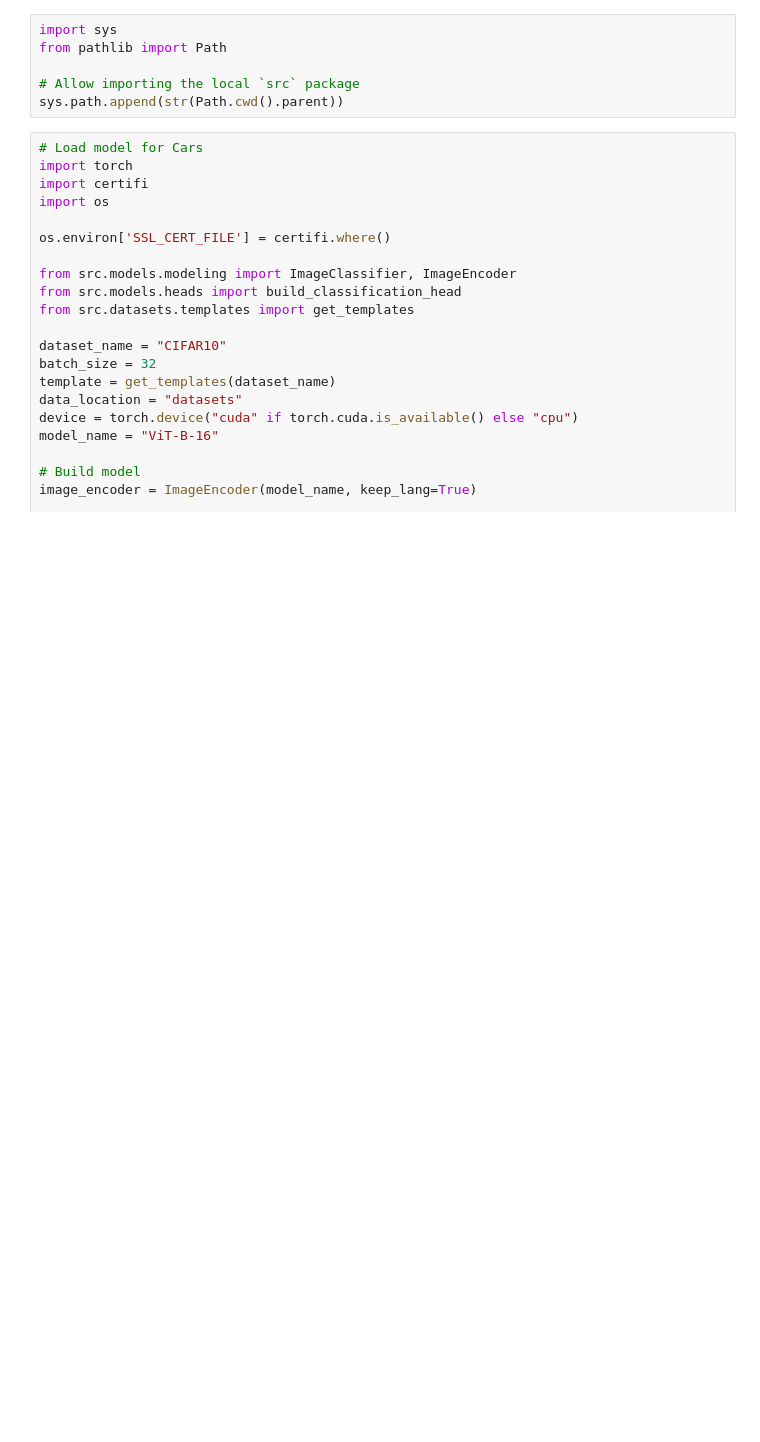
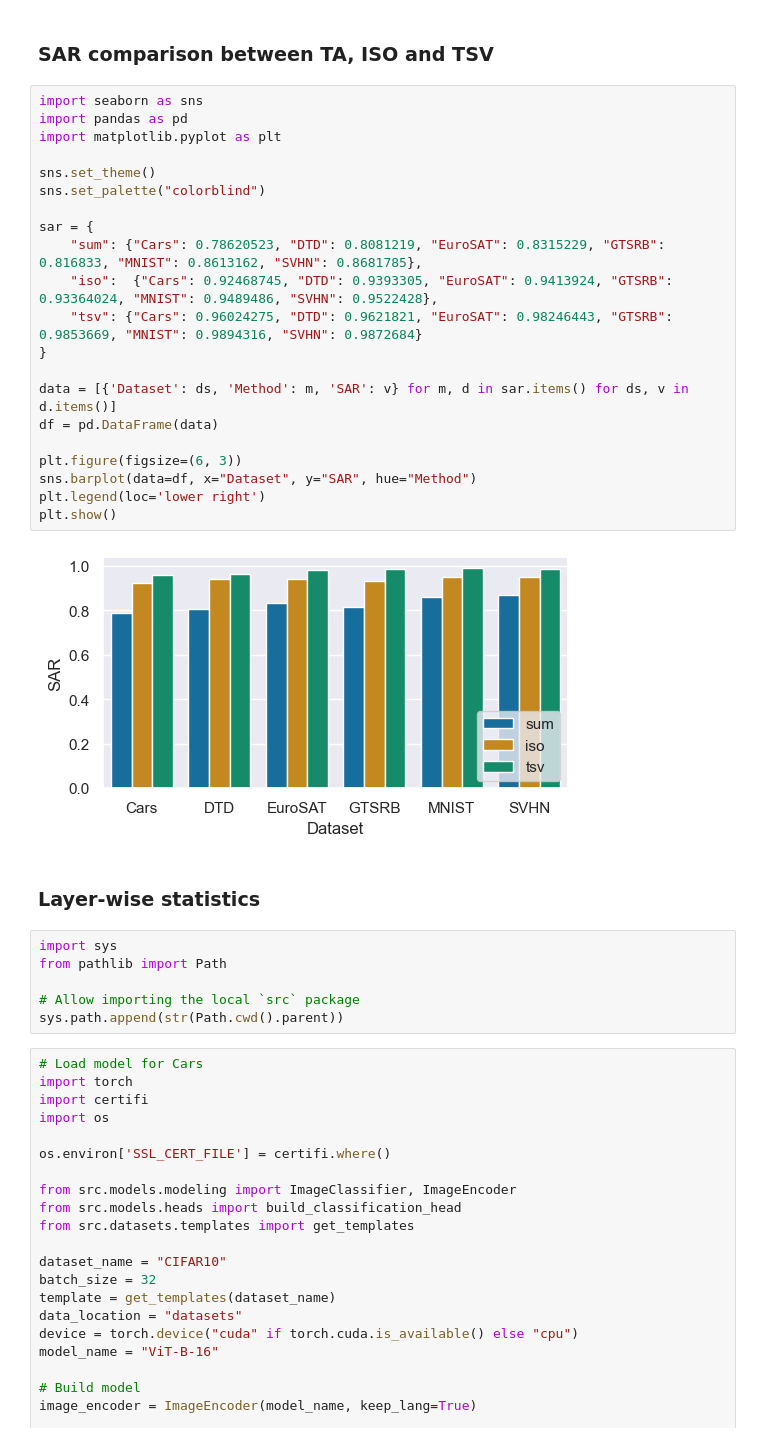
Before and after one commit to AntoAndGar/task_singular_vectors, a Jupyter notebook: scripts/analysis.ipynb, the cells around one changed output. Saved outputs shown, nothing was run; the diff lists cells and outputs as text; blank space fills up the shorter version.

```diff
--- a/scripts/analysis.ipynb
+++ b/scripts/analysis.ipynb
@@ -1,3 +1,30 @@
+# %% [markdown]
+### SAR comparison between TA, ISO and TSV
+# %%
+import seaborn as sns
+import pandas as pd
+import matplotlib.pyplot as plt
+
+sns.set_theme()
+sns.set_palette("colorblind")
+
+sar = {
+    "sum": {"Cars": 0.78620523, "DTD": 0.8081219, "EuroSAT": 0.8315229, "GTSRB": 0.816833, "MNIST": 0.8613162, "SVHN": 0.8681785},
+    "iso":  {"Cars": 0.92468745, "DTD": 0.9393305, "EuroSAT": 0.9413924, "GTSRB": 0.93364024, "MNIST": 0.9489486, "SVHN": 0.9522428},
+    "tsv": {"Cars": 0.96024275, "DTD": 0.9621821, "EuroSAT": 0.98246443, "GTSRB": 0.9853669, "MNIST": 0.9894316, "SVHN": 0.9872684}
+}
+
+data = [{'Dataset': ds, 'Method': m, 'SAR': v} for m, d in sar.items() for ds, v in d.items()]
+df = pd.DataFrame(data)
+
+plt.figure(figsize=(6, 3))
+sns.barplot(data=df, x="Dataset", y="SAR", hue="Method")
+plt.legend(loc='lower right')
+plt.show()
+# %% [output]
+[figure, added]
+# %% [markdown]
+### Layer-wise statistics
 # %%
 import sys
 from pathlib import Path
```
Also changed, not shown: 4 other files.
